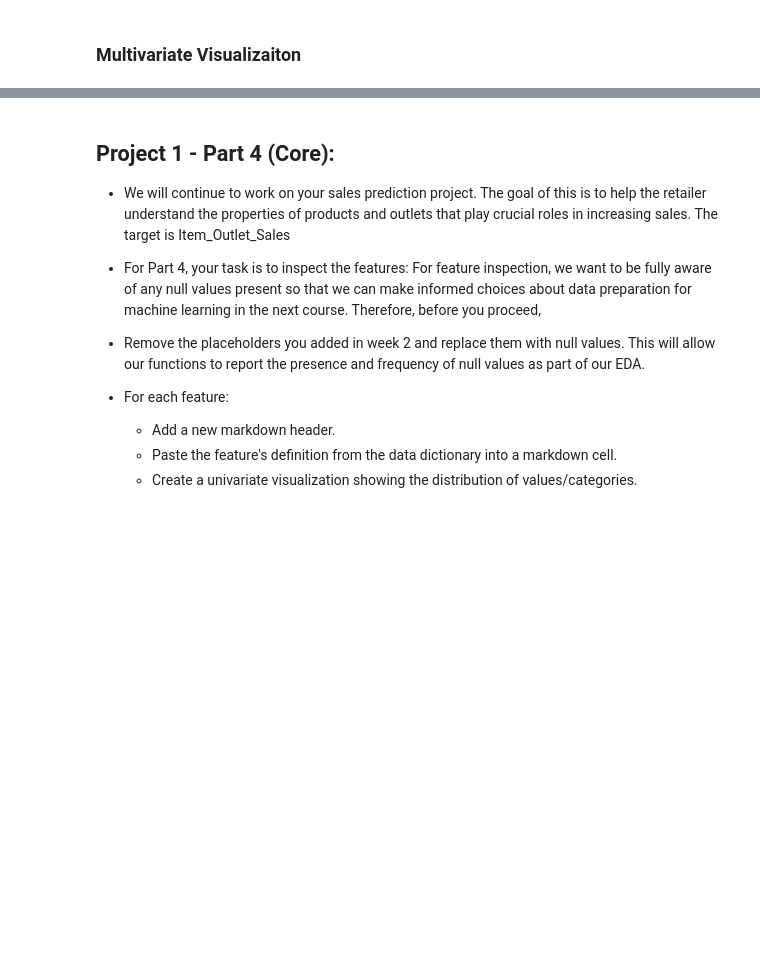
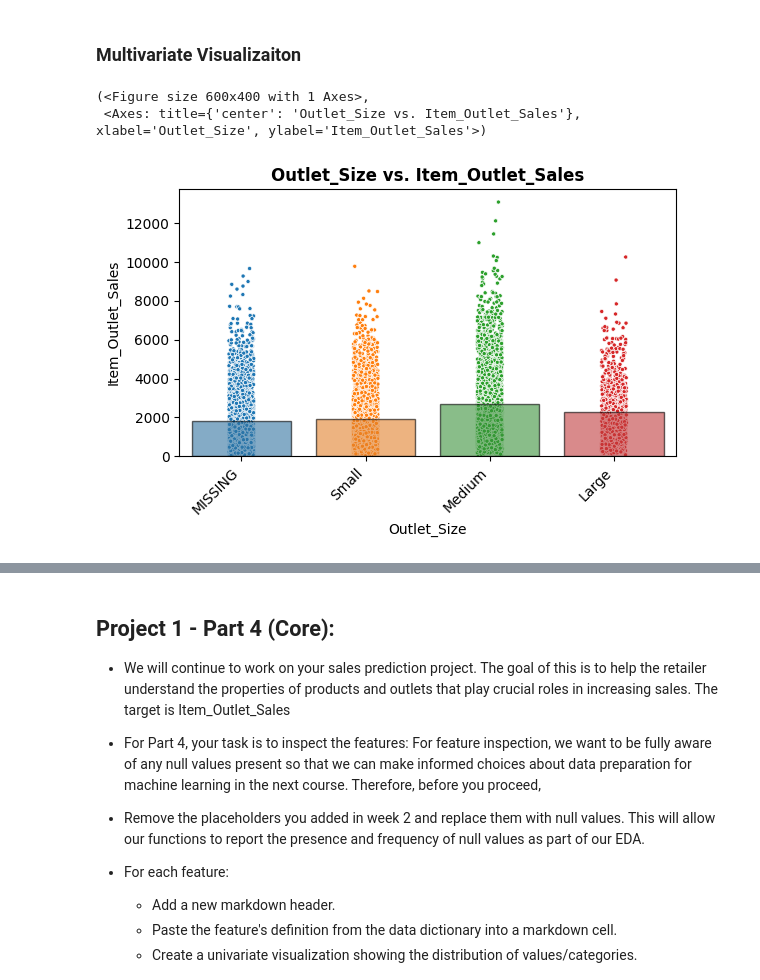
Before and after one commit to ThomasLane1820/Prediction-of-Product-Sales, a Jupyter notebook: Production_of_Product_Sales.ipynb, the cells around one changed output, grey strips where cells are left out. Cells and saved outputs as stored; diff of their text form; code cells hidden in the pictures; blank space fills up the shorter version.

```diff
--- a/Production_of_Product_Sales.ipynb
+++ b/Production_of_Product_Sales.ipynb
@@ -539,9 +513,12 @@ def explore_numeric(df, x, figsize=(6,5) ):
 # %% [markdown]
 ### Multivariate Visualizaiton
+# %%
+# Creating an order in which the data is displayed.
+multi_order = {'MISSING', 'Large', 'Medium', 'Small'}
 # %%
-def plot_categorical_vs_target(df, x, y='SalePrice',figsize=(6,4),
+def plot_categorical_vs_target(df, x, y='Item_Outlet_Sales',figsize=(6,4),
                             fillna = True, placeholder = 'MISSING',
-                            order = None):
+                            order = multi_order):
   """Plots a combination of a seaborn barplot of means combined with
   a seaborn stripplot to show the spread of the data.
   Source:{PASTE IN FINAL LESSON LINK}
@@ -599,0 +554,6 @@ def plot_numeric_vs_target(df, x, y='SalePrice',
+# %%
+plot_categorical_vs_target(df, 'Outlet_Size')
+# %% [output]
+(<Figure size 600x400 with 1 Axes>,
+ <Axes: title={'center': 'Outlet_Size vs. Item_Outlet_Sales'}, xlabel='Outlet_Size', ylabel='Item_Outlet_Sales'>)
+[figure, added]
```
Also changed, not shown: parts of 7 cells of this notebook.
